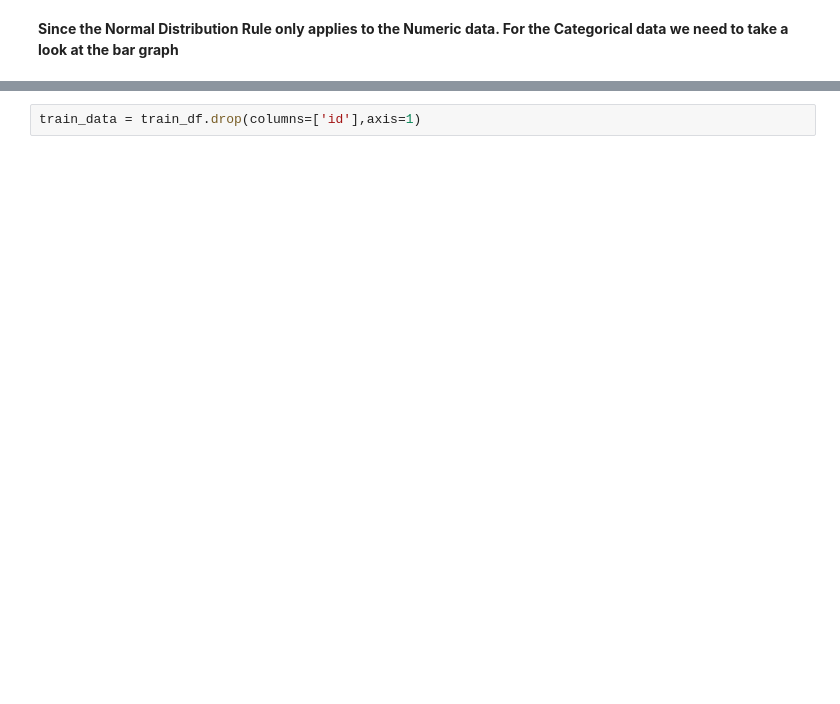
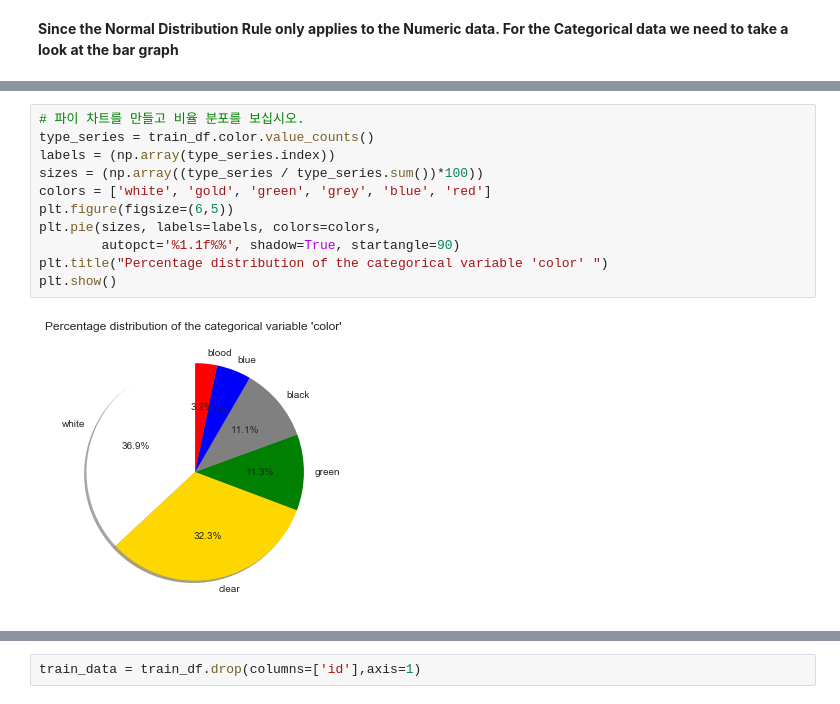
Before and after one commit to jgw1413/machine-learning, a Jupyter notebook: code/ghouls-goblins-and-ghosts-in-random-forest.ipynb, the cells around one changed output, grey strips where cells are left out. Saved outputs shown, nothing was run; the diff lists cells and outputs as text; blank space fills up the shorter version.

```diff
--- a/code/ghouls-goblins-and-ghosts-in-random-forest.ipynb
+++ b/code/ghouls-goblins-and-ghosts-in-random-forest.ipynb
@@ -120,0 +169,13 @@ X_train, X_test, y_train, y_test = train_test_split(df[iris.feature_names], iris
+# %%
+# 파이 차트를 만들고 비율 분포를 보십시오.
+type_series = train_df.color.value_counts()
+labels = (np.array(type_series.index))
+sizes = (np.array((type_series / type_series.sum())*100))
+colors = ['white', 'gold', 'green', 'grey', 'blue', 'red']
+plt.figure(figsize=(6,5))
+plt.pie(sizes, labels=labels, colors=colors,
+        autopct='%1.1f%%', shadow=True, startangle=90)
+plt.title("Percentage distribution of the categorical variable 'color' ")
+plt.show()
+# %% [output]
+[figure, added]
```
Also changed, not shown: parts of 30 cells of this notebook.
